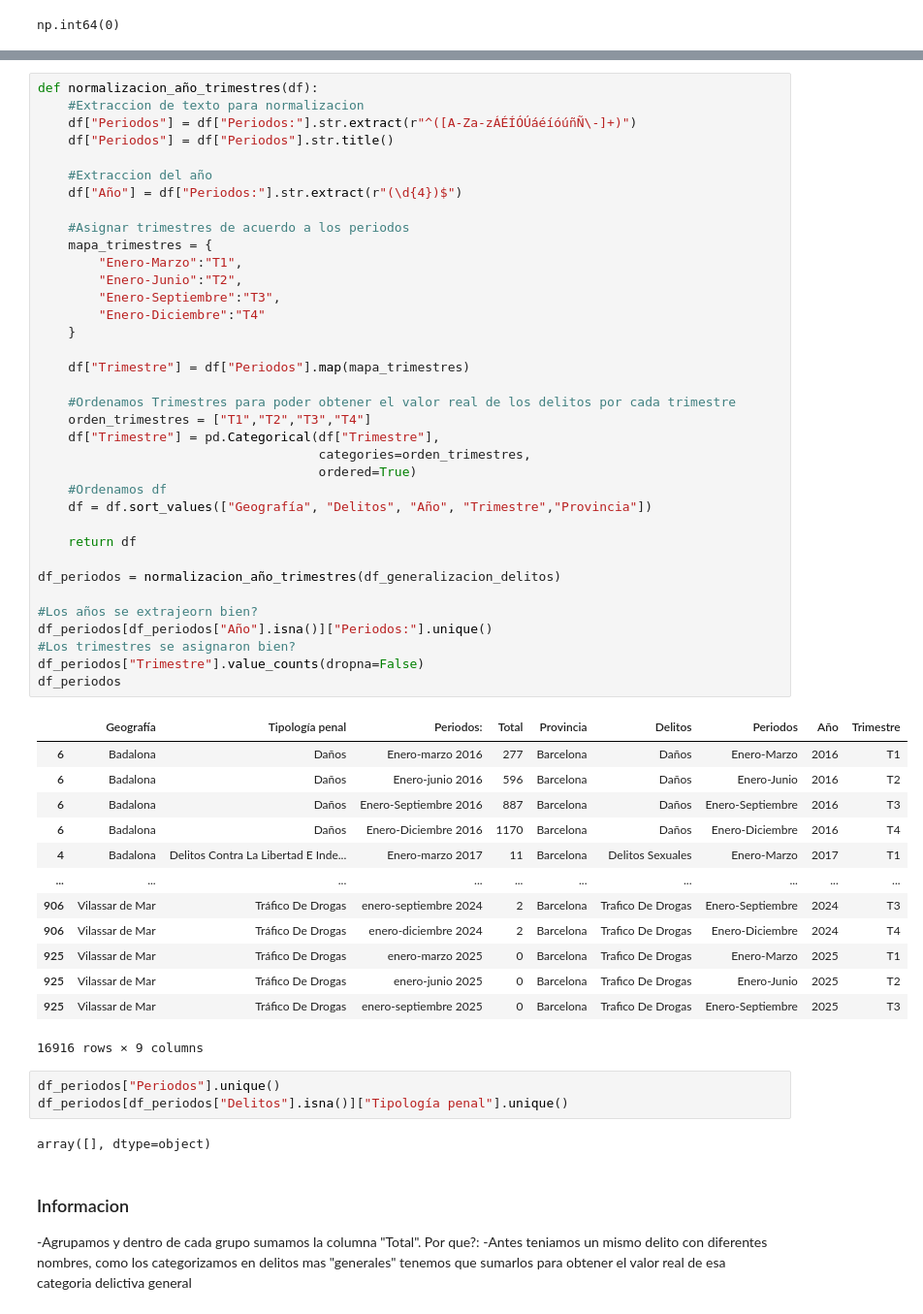
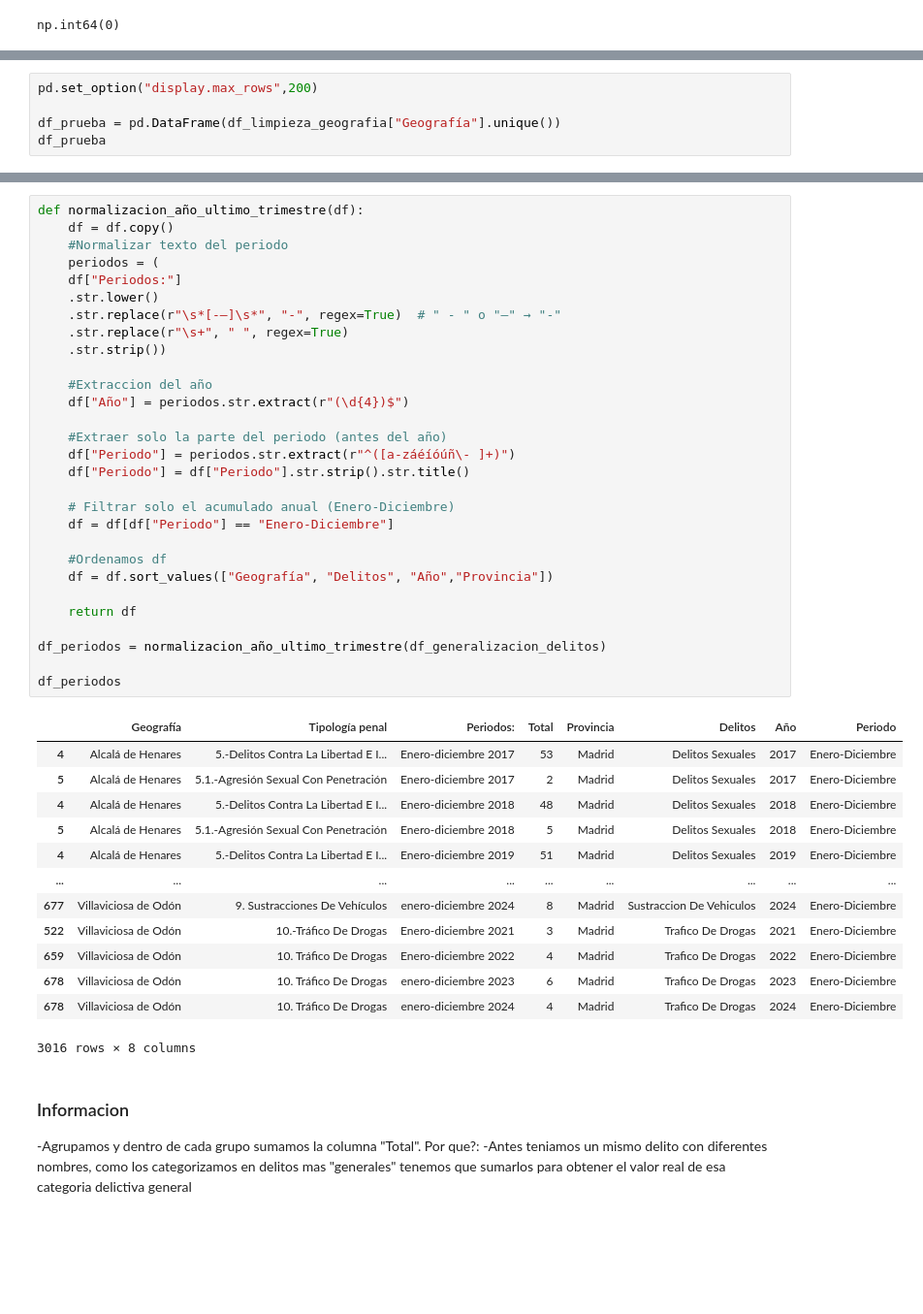
Before and after one commit to 4GeeksAcademy/sp-ml-20-final-project-g4, a Jupyter notebook: src/security_score_elreno23.ipynb, the cells around one changed output, grey strips where cells are left out. Shown at 97% size. Drawn from its saved outputs; the diff is of its cells as text; blank space fills up the shorter version.

Commit message:
Descarté el calculo de trimestres, limpié municipios, tipología penal y concatené las 3 provincias

```diff
--- a/src/security_score_elreno23.ipynb
+++ b/src/security_score_elreno23.ipynb
@@ -194,0 +143,5 @@ array(['- Municipio de Badalona', '- Municipio de Barberà del Vallès',
+# %%
+pd.set_option("display.max_rows",200)
+
+df_prueba = pd.DataFrame(df_limpieza_geografia["Geografía"].unique())
+df_prueba
@@ -510,58 +433,46 @@ array([], dtype=object)
 # %%
-def normalizacion_año_trimestres(df):
-    #Extraccion de texto para normalizacion
-    df["Periodos"] = df["Periodos:"].str.extract(r"^([A-Za-zÁÉÍÓÚáéíóúñÑ\-]+)")
-    df["Periodos"] = df["Periodos"].str.title()
+def normalizacion_año_ultimo_trimestre(df):
+    df = df.copy()
+    #Normalizar texto del periodo
+    periodos = (
+    df["Periodos:"]
+    .str.lower()
+    .str.replace(r"\s*[-–]\s*", "-", regex=True)  # " - " o "–" → "-"
+    .str.replace(r"\s+", " ", regex=True)
+    .str.strip())
 
     #Extraccion del año
-    df["Año"] = df["Periodos:"].str.extract(r"(\d{4})$")
+    df["Año"] = periodos.str.extract(r"(\d{4})$")
 
-    #Asignar trimestres de acuerdo a los periodos
-    mapa_trimestres = {
-        "Enero-Marzo":"T1",
-        "Enero-Junio":"T2",
-        "Enero-Septiembre":"T3",
-        "Enero-Diciembre":"T4"
-    }
+    #Extraer solo la parte del periodo (antes del año)
+    df["Periodo"] = periodos.str.extract(r"^([a-záéíóúñ\- ]+)")
+    df["Periodo"] = df["Periodo"].str.strip().str.title()
 
-    df["Trimestre"] = df["Periodos"].map(mapa_trimestres)
+    # Filtrar solo el acumulado anual (Enero-Diciembre)
+    df = df[df["Periodo"] == "Enero-Diciembre"]
 
-    #Ordenamos Trimestres para poder obtener el valor real de los delitos por cada trimestre
-    orden_trimestres = ["T1","T2","T3","T4"]
-    df["Trimestre"] = pd.Categorical(df["Trimestre"],
-                                     categories=orden_trimestres,
-                                     ordered=True)
     #Ordenamos df
-    df = df.sort_values(["Geografía", "Delitos", "Año", "Trimestre","Provincia"])
+    df = df.sort_values(["Geografía", "Delitos", "Año","Provincia"])
 
     return df
 
-df_periodos = normalizacion_año_trimestres(df_generalizacion_delitos)
+df_periodos = normalizacion_año_ultimo_trimestre(df_generalizacion_delitos)
 
-#Los años se extrajeorn bien?
-df_periodos[df_periodos["Año"].isna()]["Periodos:"].unique()
-#Los trimestres se asignaron bien?
-df_periodos["Trimestre"].value_counts(dropna=False)
 df_periodos
 # %% [output]
-|  | Geografía | Tipología penal | Periodos: | Total | Provincia | Delitos | Periodos | Año | Trimestre |
-| 6 | Badalona | Daños | Enero-marzo 2016 | 277 | Barcelona | Daños | Enero-Marzo | 2016 | T1 |
-| 6 | Badalona | Daños | Enero-junio 2016 | 596 | Barcelona | Daños | Enero-Junio | 2016 | T2 |
-| 6 | Badalona | Daños | Enero-Septiembre 2016 | 887 | Barcelona | Daños | Enero-Septiembre | 2016 | T3 |
-| 6 | Badalona | Daños | Enero-Diciembre 2016 | 1170 | Barcelona | Daños | Enero-Diciembre | 2016 | T4 |
-| 4 | Badalona | Delitos Contra La Libertad E Inde... | Enero-marzo 2017 | 11 | Barcelona | Delitos Sexuales | Enero-Marzo | 2017 | T1 |
-| ... | ... | ... | ... | ... | ... | ... | ... | ... | ... |
-| 906 | Vilassar de Mar | Tráfico De Drogas | enero-septiembre 2024 | 2 | Barcelona | Trafico De Drogas | Enero-Septiembre | 2024 | T3 |
-| 906 | Vilassar de Mar | Tráfico De Drogas | enero-diciembre 2024 | 2 | Barcelona | Trafico De Drogas | Enero-Diciembre | 2024 | T4 |
-| 925 | Vilassar de Mar | Tráfico De Drogas | enero-marzo 2025 | 0 | Barcelona | Trafico De Drogas | Enero-Marzo | 2025 | T1 |
-| 925 | Vilassar de Mar | Tráfico De Drogas | enero-junio 2025 | 0 | Barcelona | Trafico De Drogas | Enero-Junio | 2025 | T2 |
-| 925 | Vilassar de Mar | Tráfico De Drogas | enero-septiembre 2025 | 0 | Barcelona | Trafico De Drogas | Enero-Septiembre | 2025 | T3 |
+|  | Geografía | Tipología penal | Periodos: | Total | Provincia | Delitos | Año | Periodo |
+| 4 | Alcalá de Henares | 5.-Delitos Contra La Libertad E I... | Enero-diciembre 2017 | 53 | Madrid | Delitos Sexuales | 2017 | Enero-Diciembre |
+| 5 | Alcalá de Henares | 5.1.-Agresión Sexual Con Penetración | Enero-diciembre 2017 | 2 | Madrid | Delitos Sexuales | 2017 | Enero-Diciembre |
+| 4 | Alcalá de Henares | 5.-Delitos Contra La Libertad E I... | Enero-diciembre 2018 | 48 | Madrid | Delitos Sexuales | 2018 | Enero-Diciembre |
+| 5 | Alcalá de Henares | 5.1.-Agresión Sexual Con Penetración | Enero-diciembre 2018 | 5 | Madrid | Delitos Sexuales | 2018 | Enero-Diciembre |
+| 4 | Alcalá de Henares | 5.-Delitos Contra La Libertad E I... | Enero-diciembre 2019 | 51 | Madrid | Delitos Sexuales | 2019 | Enero-Diciembre |
+| ... | ... | ... | ... | ... | ... | ... | ... | ... |
+| 677 | Villaviciosa de Odón | 9. Sustracciones De Vehículos | enero-diciembre 2024 | 8 | Madrid | Sustraccion De Vehiculos | 2024 | Enero-Diciembre |
+| 522 | Villaviciosa de Odón | 10.-Tráfico De Drogas | Enero-diciembre 2021 | 3 | Madrid | Trafico De Drogas | 2021 | Enero-Diciembre |
+| 659 | Villaviciosa de Odón | 10. Tráfico De Drogas | Enero-diciembre 2022 | 4 | Madrid | Trafico De Drogas | 2022 | Enero-Diciembre |
+| 678 | Villaviciosa de Odón | 10. Tráfico De Drogas | enero-diciembre 2023 | 6 | Madrid | Trafico De Drogas | 2023 | Enero-Diciembre |
+| 678 | Villaviciosa de Odón | 10. Tráfico De Drogas | enero-diciembre 2024 | 4 | Madrid | Trafico De Drogas | 2024 | Enero-Diciembre |
-16916 rows × 9 columns
+3016 rows × 8 columns
-# %%
-df_periodos["Periodos"].unique()
-df_periodos[df_periodos["Delitos"].isna()]["Tipología penal"].unique()
-# %% [output]
-array([], dtype=object)
 # %% [markdown]
 ### Informacion
 -Agrupamos y dentro de cada grupo sumamos la columna "Total". Por que?:
```
Also changed, not shown: parts of 23 cells of this notebook, 1 other file.
